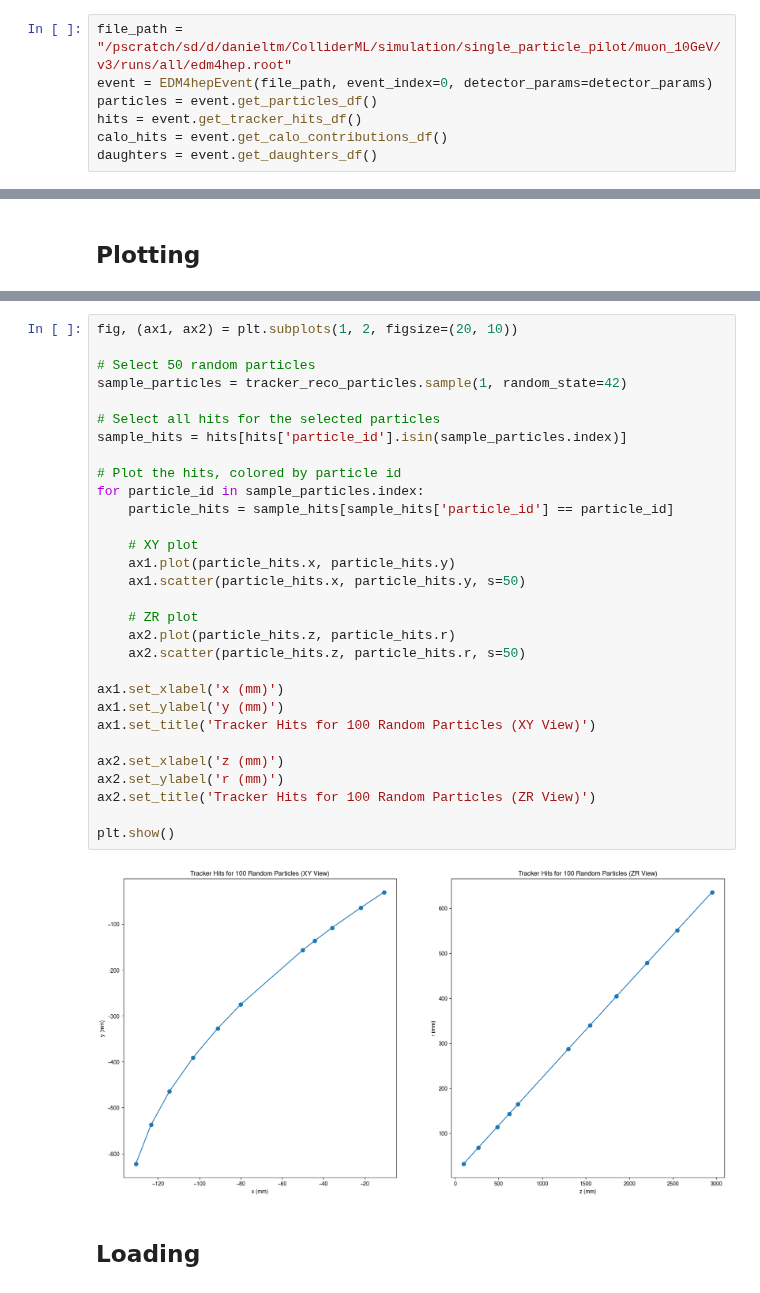
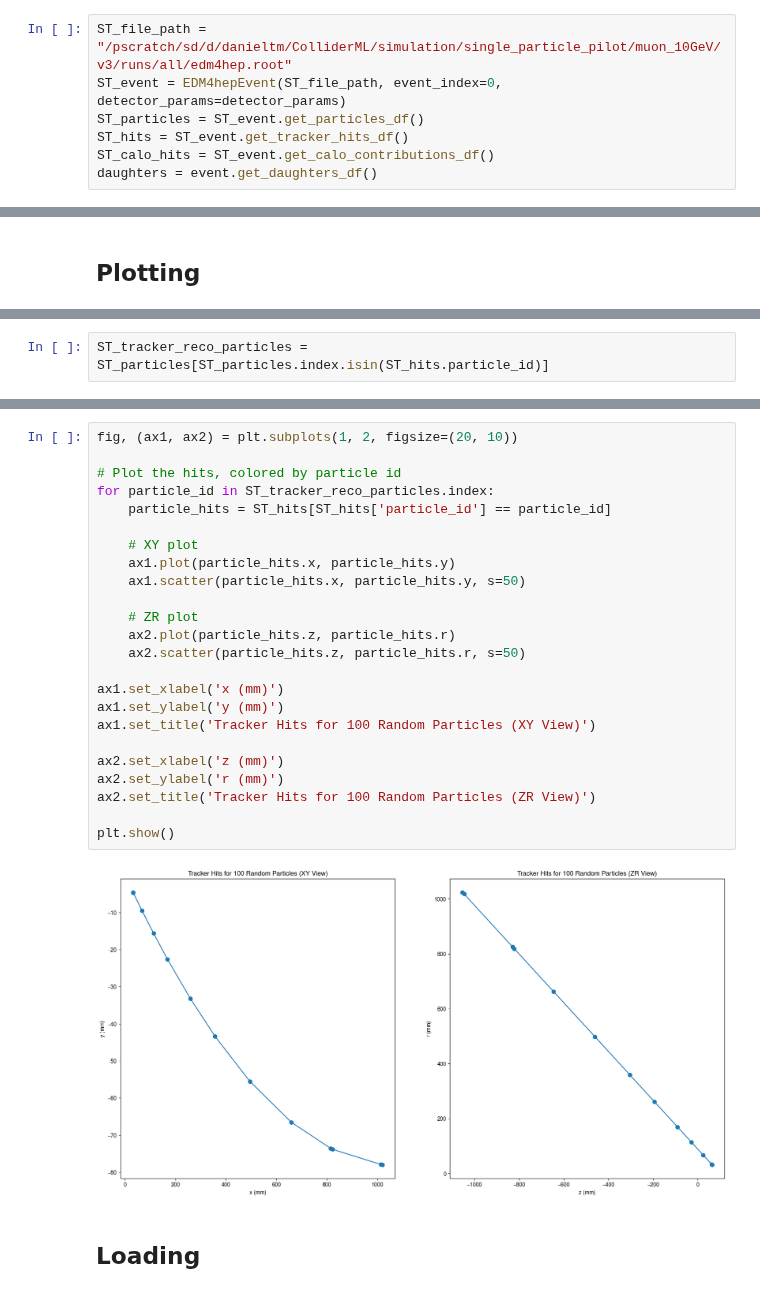
Before and after one commit to OpenDataDetector/ColliderML-Production, a Jupyter notebook: notebooks/physics/22_DM_particle_gun_multithreading.ipynb, the cells around one changed output, grey strips where cells are left out. Saved outputs shown, nothing was run; the diff lists cells and outputs as text.

Commit message:
Auto-commit for campaign 'single_particle_pilot', dataset 'muon_10GeV', version 'v3'

```diff
--- a/notebooks/physics/22_DM_particle_gun_multithreading.ipynb
+++ b/notebooks/physics/22_DM_particle_gun_multithreading.ipynb
@@ -32,10 +32,10 @@ detector_params = {
     'energy_threshold': 0.     # in GeV
 }
 # %%
-file_path = "/pscratch/sd/d/danieltm/ColliderML/simulation/single_particle_pilot/muon_10GeV/v3/runs/all/edm4hep.root"
-event = EDM4hepEvent(file_path, event_index=0, detector_params=detector_params)
-particles = event.get_particles_df()
-hits = event.get_tracker_hits_df()
-calo_hits = event.get_calo_contributions_df()
+ST_file_path = "/pscratch/sd/d/danieltm/ColliderML/simulation/single_particle_pilot/muon_10GeV/v3/runs/all/edm4hep.root"
+ST_event = EDM4hepEvent(ST_file_path, event_index=0, detector_params=detector_params)
+ST_particles = ST_event.get_particles_df()
+ST_hits = ST_event.get_tracker_hits_df()
+ST_calo_hits = ST_event.get_calo_contributions_df()
 daughters = event.get_daughters_df()
 # %% [output]
@@ -65,0 +48,2 @@ tracker_reco_particles.pt.hist(bins=100, log=True)
+# %%
+ST_tracker_reco_particles = ST_particles[ST_particles.index.isin(ST_hits.particle_id)]
@@ -66,35 +56,29 @@ tracker_reco_particles.pt.hist(bins=100, log=True)
 # %%
 fig, (ax1, ax2) = plt.subplots(1, 2, figsize=(20, 10))
 
-# Select 50 random particles
-sample_particles = tracker_reco_particles.sample(1, random_state=42)
-
-# Select all hits for the selected particles
-sample_hits = hits[hits['particle_id'].isin(sample_particles.index)]
-
 # Plot the hits, colored by particle id
-for particle_id in sample_particles.index:
-    particle_hits = sample_hits[sample_hits['particle_id'] == particle_id]
+for particle_id in ST_tracker_reco_particles.index:
+    particle_hits = ST_hits[ST_hits['particle_id'] == particle_id]
 
     # XY plot
     ax1.plot(particle_hits.x, particle_hits.y)
     ax1.scatter(particle_hits.x, particle_hits.y, s=50)
 
     # ZR plot
     ax2.plot(particle_hits.z, particle_hits.r)
     ax2.scatter(particle_hits.z, particle_hits.r, s=50)
 
 ax1.set_xlabel('x (mm)')
 ax1.set_ylabel('y (mm)')
 ax1.set_title('Tracker Hits for 100 Random Particles (XY View)')
 
 ax2.set_xlabel('z (mm)')
 ax2.set_ylabel('r (mm)')
 ax2.set_title('Tracker Hits for 100 Random Particles (ZR View)')
 
 plt.show()
 # %% [output]
-[figure, old version]
+[figure, new version]
 # %% [markdown]
 ## Loading
 # %%
```
Also changed, not shown: parts of 14 cells of this notebook, 1 other file.
